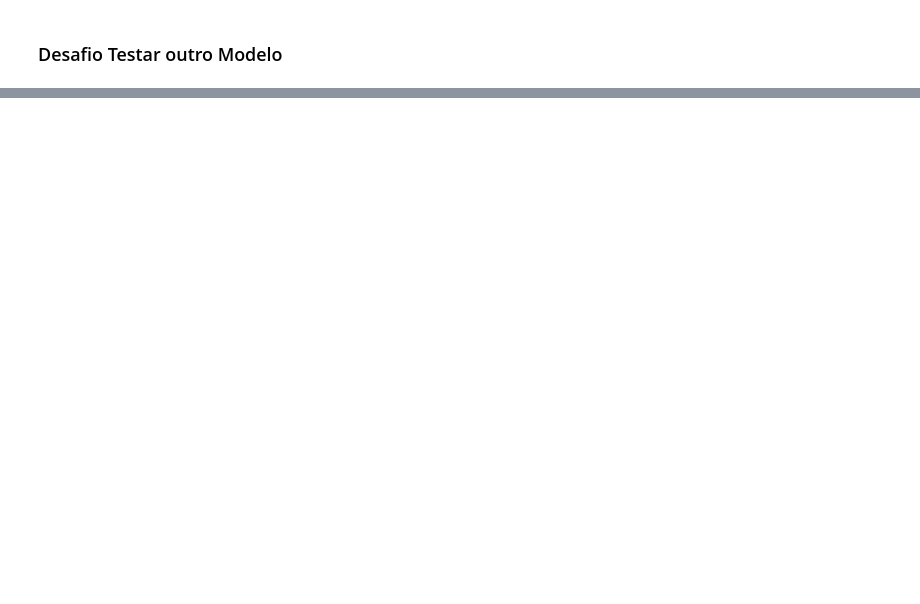
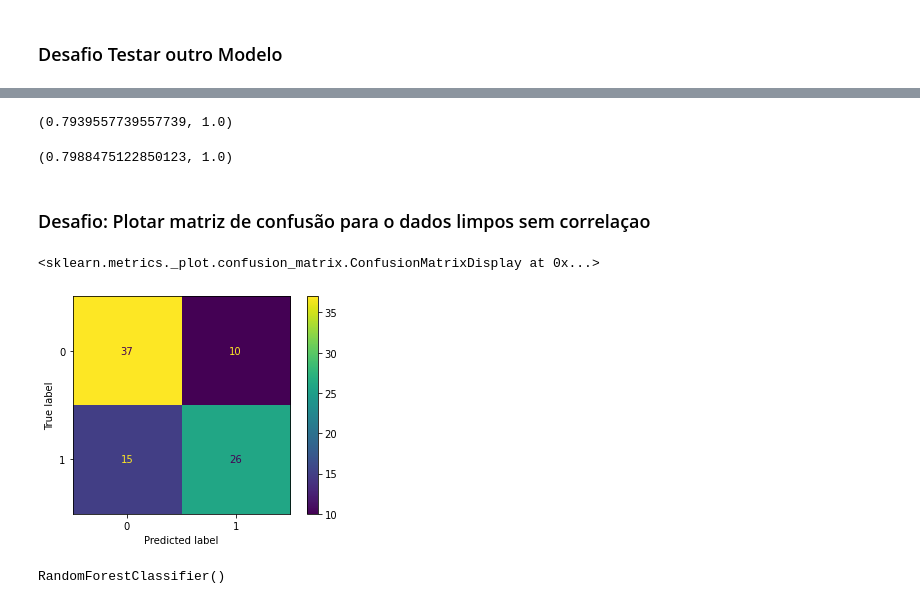
Before and after one commit to Igor-Arantes/Bootcamp-Data-Science-Aplicada, a Jupyter notebook: Modulo 6 - Modelos Métricas e Validação/Machine Learning: Modelos, Métricas e Validação.ipynb, the cells around one changed output, grey strips where cells are left out. Drawn from its saved outputs; the diff is of its cells as text; code cells hidden in the pictures; blank space fills up the shorter version.

```diff
--- a/Modulo 6 - Modelos Métricas e Validação/Machine Learning: Modelos, Métricas e Validação.ipynb
+++ b/Modulo 6 - Modelos Métricas e Validação/Machine Learning: Modelos, Métricas e Validação.ipynb
@@ -366,0 +538,8 @@ Intervado: 0.6169376308776426 - 0.827089354073058
+# %%
+import pickle
+
+modelo_arvore = RandomForestClassifier(n_estimators=100)
+modelo_arvore.fit(x_train,y_train)
+
+nome_modelo_salvar = 'Modelo_salvo.sav'
+pickle.dump(modelo_arvore,open(nome_modelo_salvar, 'wb'))
@@ -366,0 +694,26 @@ Intervado: 0.6169376308776426 - 0.827089354073058
+# %%
+roda_modelo_cv(modelo_arvore, dados_limpos,5,10)
+# %% [output]
+(0.7939557739557739, 1.0)
+# %%
+roda_modelo_cv(modelo_arvore, dados_limpos_sem_corr,5,10)
+# %% [output]
+(0.7988475122850123, 1.0)
+# %% [markdown]
+### Desafio: Plotar matriz de confusão para o dados limpos sem correlaçao
+# %%
+plot_confusion_matrix(modelo_arvore, x_test, y_test)
+# %% [output]
+<sklearn.metrics._plot.confusion_matrix.ConfusionMatrixDisplay at 0x...>
+[figure, added]
+# %%
+np.random.seed(823746)
+dados = dados_limpos_sem_corr.sample(frac=1).reset_index(drop=True)
+x_columns = dados.columns
+y = dados["ICU"]
+x = dados[x_columns].drop(["ICU","WINDOW"], axis=1)
+x_train, x_test, y_train, y_test = train_test_split(x, y, stratify=y)
+modelo_arvore = RandomForestClassifier(n_estimators=100)
+modelo_arvore.fit(x_train,y_train)
+# %% [output]
+RandomForestClassifier()
```
Also changed, not shown: parts of 47 cells of this notebook, 1 other file.
